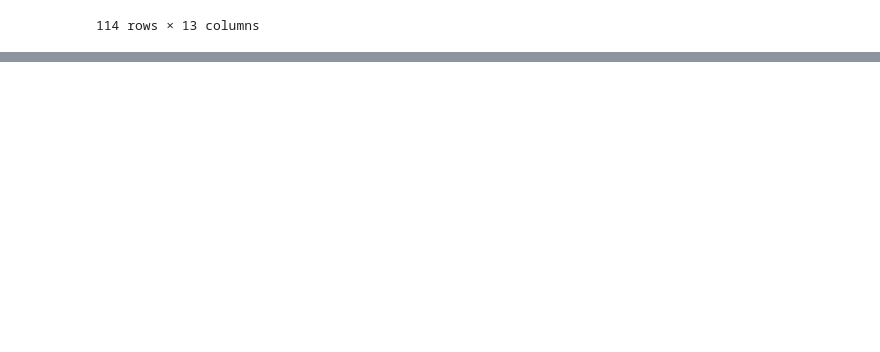
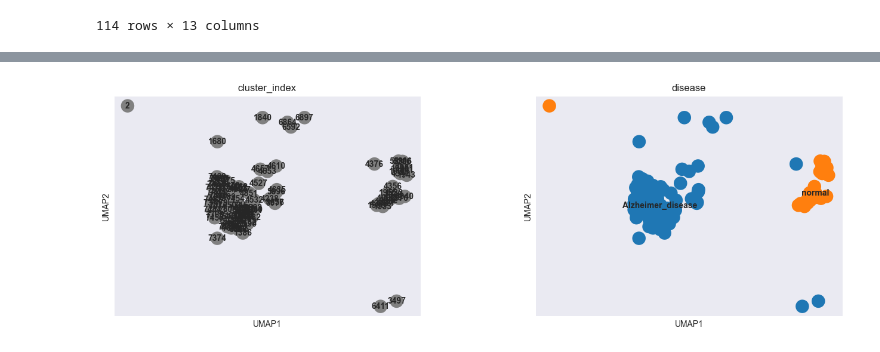
Before and after one commit to Shaunakm07/Single-Cell-Alzheimers, a Jupyter notebook: cluster_milo_exhitatory_neurons.ipynb, the cells around one changed output, grey strips where cells are left out. Saved outputs shown, nothing was run; the diff lists cells and outputs as text; code cells hidden in the pictures; blank space fills up the shorter version.

Commit message:
looked at correlations between clusters and noticed an outlier!

```diff
--- a/cluster_milo_exhitatory_neurons.ipynb
+++ b/cluster_milo_exhitatory_neurons.ipynb
@@ -196,0 +213,7 @@ for idx in cluster_index:
+# %%
+selected_significant_cells = adata_hvg[significant_cells["index_cell"]]
+selected_significant_cells.obs["cluster_index"] = significant_cells.index.astype('category')
+# %%
+sc.pl.umap(selected_significant_cells, color=["cluster_index", "disease"], ncols=3, wspace=0.25, legend_loc="on data")
+# %% [output]
+[figure, added]
```
Also changed, not shown: parts of 3 cells of this notebook, 1 other file.
